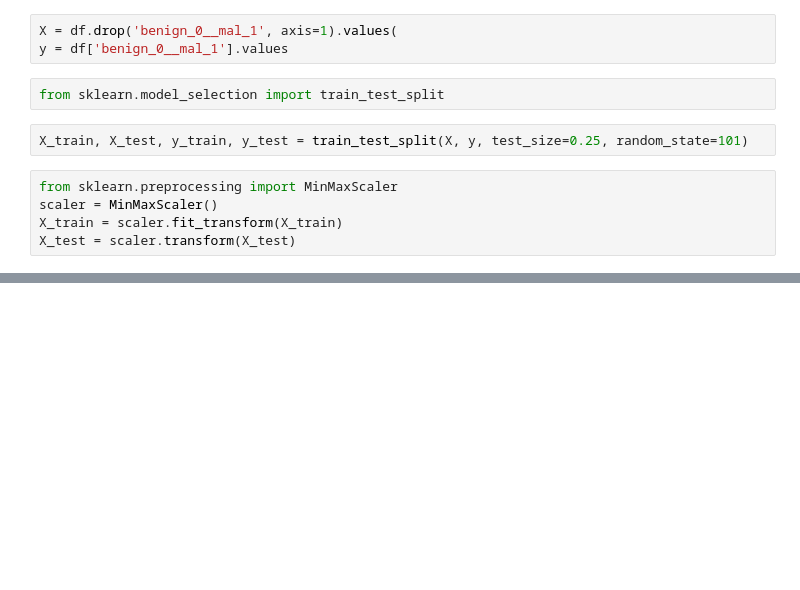
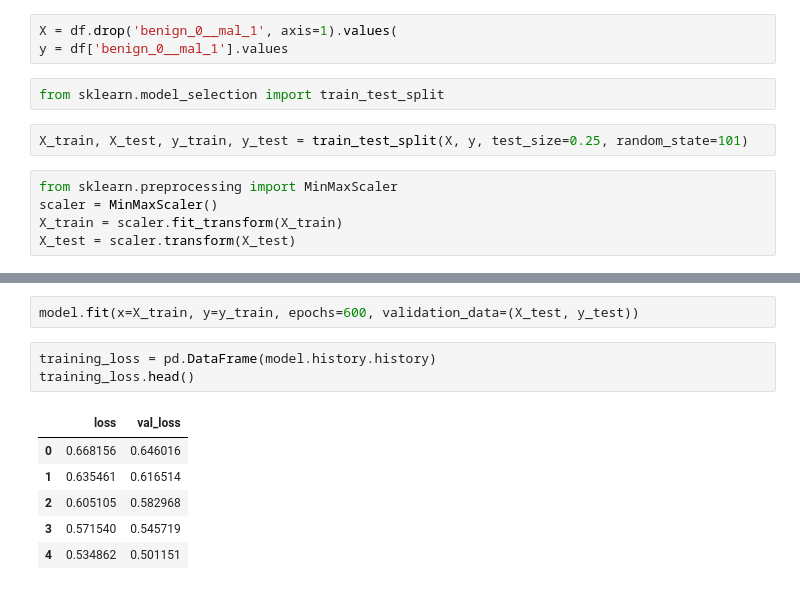
Before and after one commit to data-science-tsb/practice-tensorflow, a Jupyter notebook: tf2/02_Keras_Classification.ipynb, the cells around one changed output, grey strips where cells are left out. Cells and saved outputs as stored; diff of their text form; blank space fills up the shorter version.

```diff
--- a/tf2/02_Keras_Classification.ipynb
+++ b/tf2/02_Keras_Classification.ipynb
@@ -96,0 +112,12 @@ X_test = scaler.transform(X_test)
+# %%
+model.fit(x=X_train, y=y_train, epochs=600, validation_data=(X_test, y_test))
+# %%
+training_loss = pd.DataFrame(model.history.history)
+training_loss.head()
+# %% [output]
+|  | loss | val_loss |
+| 0 | 0.668156 | 0.646016 |
+| 1 | 0.635461 | 0.616514 |
+| 2 | 0.605105 | 0.582968 |
+| 3 | 0.571540 | 0.545719 |
+| 4 | 0.534862 | 0.501151 |
```
Also changed, not shown: parts of 11 cells of this notebook.
